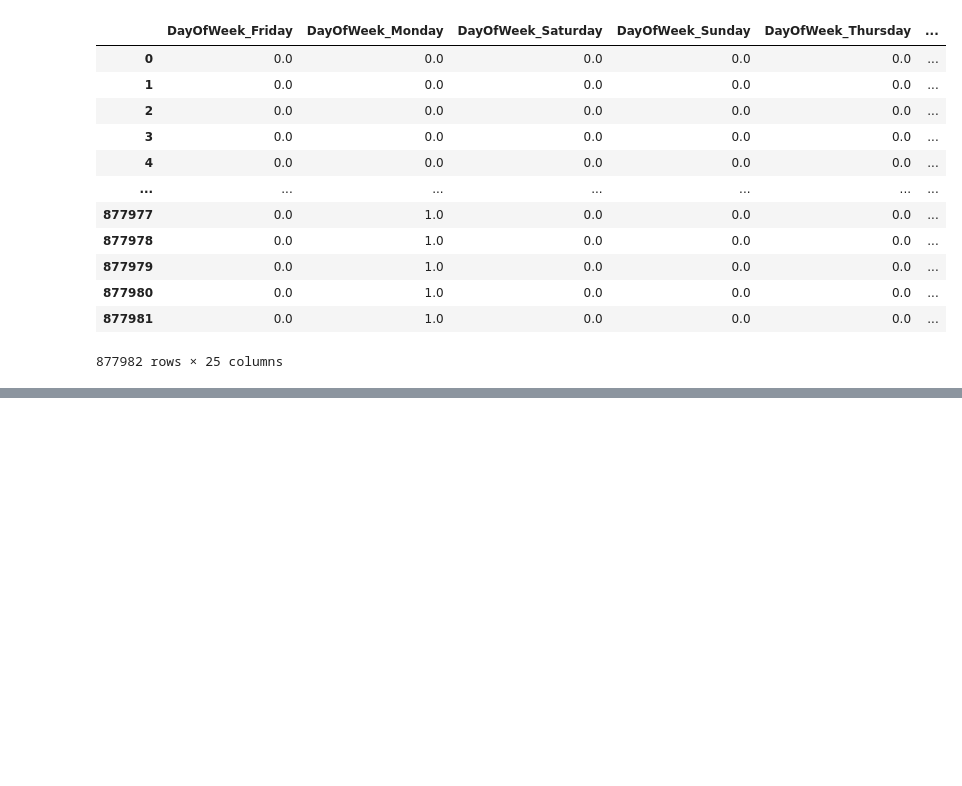
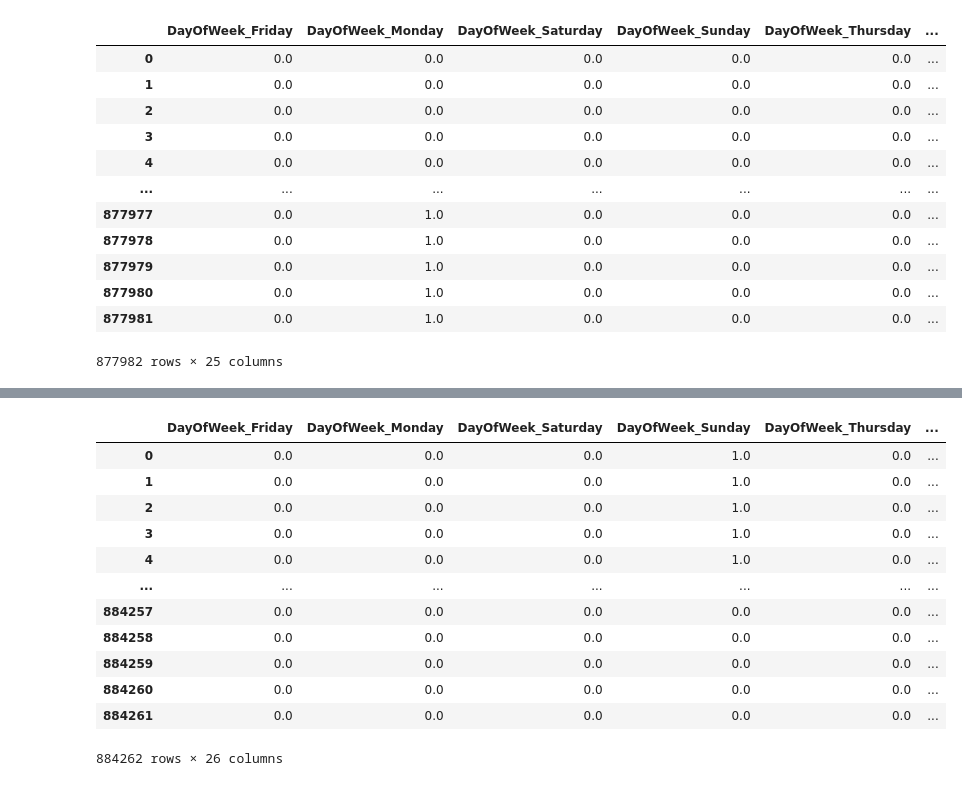
Before and after one commit to GeroVanMi/san-francisco-crime, a Jupyter notebook: src/exploration.ipynb, the cells around one changed output, grey strips where cells are left out. Drawn from its saved outputs; the diff is of its cells as text; code cells hidden in the pictures; blank space fills up the shorter version.

```diff
--- a/src/exploration.ipynb
+++ b/src/exploration.ipynb
@@ -112,0 +117,63 @@ df
+# %%
+data = pd.read_csv('../data/test.csv')
+
+# There seems to be invalid data that contains latitude = 90. (Which would be the North Pole)
+# data = data[data['Y'] != 90]
+
+
+# The description and category are not part of the test data, therefore we cannot use them for training.
+# And we need to drop the resolution variable since it is our target variable and also not part of the test data.
+
+# TODO: Extract this into a function. ###
+# Split the date into its subcomponents
+data[['year', 'month', 'day', 'hour', 'minute']] = data.Dates.str.extract(
+    '(?P<year>\d{4})-(?P<month>\d{2})-(?P<day>\d{2}) (?P<hour>\d{2}):(?P<minute>\d{2})')
+
+# data["federal_holiday"] = "None"
+# data.loc[data['Dates'].str.match('\d{4}-01-01'), 'federal_holiday'] = 'new_year'
+# data.loc[data['Dates'].str.match('\d{4}-07-04'), 'federal_holiday'] = 'independence_day'
+# data.loc[data['Dates'].str.match('\d{4}-11-24'), 'federal_holiday'] = 'thanksgiving'
+# data.loc[data['Dates'].str.match('\d{4}-12-25'), 'federal_holiday'] = 'christmas_day'
+# data.loc[data['Dates'].str.match('\d{4}-12-26'), 'federal_holiday'] = 'christmas_day'
+# data.loc[data['Dates'].str.match('\d{4}-12-31'), 'federal_holiday'] = 'new_year'
+
+data.drop(['Dates'], inplace=True, axis=1)
+
+# Convert the date numbers into actual integers
+data = data.astype({
+    'year': 'float64',
+    'month': 'float64',
+    'day': 'float64',
+    'hour': 'float64',
+    'minute': 'float64',
+})
+
+# One-Hot encoding for the DayOfTheWeek
+column_transformer = make_column_transformer(
+    (OneHotEncoder(), ['DayOfWeek', 'PdDistrict']),
+    (StandardScaler(), ['X', 'Y', 'year', 'month', 'day', 'hour', 'minute']),
+    remainder='passthrough'
+)
+
+data_transformed = column_transformer.fit_transform(data)
+data = pd.DataFrame(data=data_transformed, columns=column_transformer.get_feature_names_out())
+
+data = data.rename(columns={element: re.sub(r'^(.+)__', '', element) for element in data.columns.tolist()})
+
+data.to_csv('../data/test_cleaned.csv', index=False)
+
+data
+# %% [output]
+|  | DayOfWeek_Friday | DayOfWeek_Monday | DayOfWeek_Saturday | DayOfWeek_Sunday | DayOfWeek_Thursday | ... |
+| 0 | 0.0 | 0.0 | 0.0 | 1.0 | 0.0 | ... |
+| 1 | 0.0 | 0.0 | 0.0 | 1.0 | 0.0 | ... |
+| 2 | 0.0 | 0.0 | 0.0 | 1.0 | 0.0 | ... |
+| 3 | 0.0 | 0.0 | 0.0 | 1.0 | 0.0 | ... |
+| 4 | 0.0 | 0.0 | 0.0 | 1.0 | 0.0 | ... |
+| ... | ... | ... | ... | ... | ... | ... |
+| 884257 | 0.0 | 0.0 | 0.0 | 0.0 | 0.0 | ... |
+| 884258 | 0.0 | 0.0 | 0.0 | 0.0 | 0.0 | ... |
+| 884259 | 0.0 | 0.0 | 0.0 | 0.0 | 0.0 | ... |
+| 884260 | 0.0 | 0.0 | 0.0 | 0.0 | 0.0 | ... |
+| 884261 | 0.0 | 0.0 | 0.0 | 0.0 | 0.0 | ... |
+884262 rows × 26 columns
```
Also changed, not shown: parts of 2 cells of this notebook, 7 other files.
